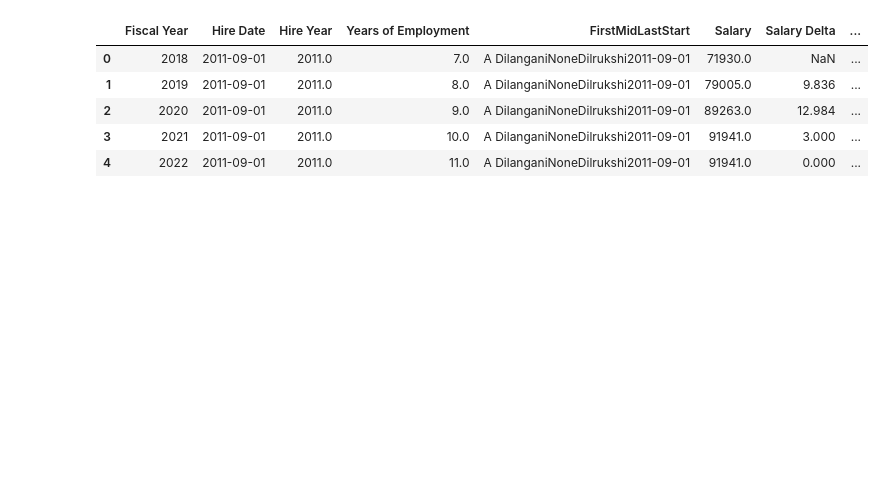
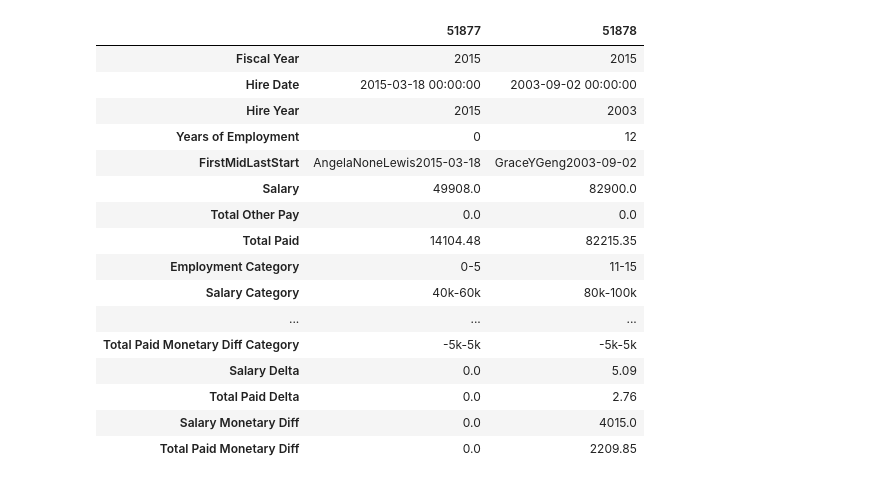
Before and after one commit to Anias-clo/Teacher_Payroll_Analysis, a Jupyter notebook: poc.ipynb, the cells around one changed output. Drawn from its saved outputs; the diff is of its cells as text; code cells hidden in the pictures; blank space fills up the shorter version.

Commit message:
Created new features, new datasets, added salary schedules

```diff
--- a/poc.ipynb
+++ b/poc.ipynb
@@ -68,0 +14,2 @@ df.reset_index(drop=True, inplace=True)
+# %%
+df = read_and_filter_data()
@@ -69,9 +36,20 @@ df.reset_index(drop=True, inplace=True)
 # %%
-df.head()
+df.head(2).T
 # %% [output]
-|  | Fiscal Year | Hire Date | Hire Year | Years of Employment | FirstMidLastStart | Salary | Salary Delta | ... |
-| 0 | 2018 | 2011-09-01 | 2011.0 | 7.0 | A DilanganiNoneDilrukshi2011-09-01 | 71930.0 | NaN | ... |
-| 1 | 2019 | 2011-09-01 | 2011.0 | 8.0 | A DilanganiNoneDilrukshi2011-09-01 | 79005.0 | 9.836 | ... |
-| 2 | 2020 | 2011-09-01 | 2011.0 | 9.0 | A DilanganiNoneDilrukshi2011-09-01 | 89263.0 | 12.984 | ... |
-| 3 | 2021 | 2011-09-01 | 2011.0 | 10.0 | A DilanganiNoneDilrukshi2011-09-01 | 91941.0 | 3.000 | ... |
-| 4 | 2022 | 2011-09-01 | 2011.0 | 11.0 | A DilanganiNoneDilrukshi2011-09-01 | 91941.0 | 0.000 | ... |
+|  | 51877 | 51878 |
+| Fiscal Year | 2015 | 2015 |
+| Hire Date | 2015-03-18 00:00:00 | 2003-09-02 00:00:00 |
+| Hire Year | 2015 | 2003 |
+| Years of Employment | 0 | 12 |
+| FirstMidLastStart | AngelaNoneLewis2015-03-18 | GraceYGeng2003-09-02 |
+| Salary | 49908.0 | 82900.0 |
+| Total Other Pay | 0.0 | 0.0 |
+| Total Paid | 14104.48 | 82215.35 |
+| Employment Category | 0-5 | 11-15 |
+| Salary Category | 40k-60k | 80k-100k |
+| ... | ... | ... |
+| Total Paid Monetary Diff Category | -5k-5k | -5k-5k |
+| Salary Delta | 0.0 | 5.09 |
+| Total Paid Delta | 0.0 | 2.76 |
+| Salary Monetary Diff | 0.0 | 4015.0 |
+| Total Paid Monetary Diff | 0.0 | 2209.85 |
```
Also changed, not shown: parts of 18 cells of this notebook, 10 other files.
